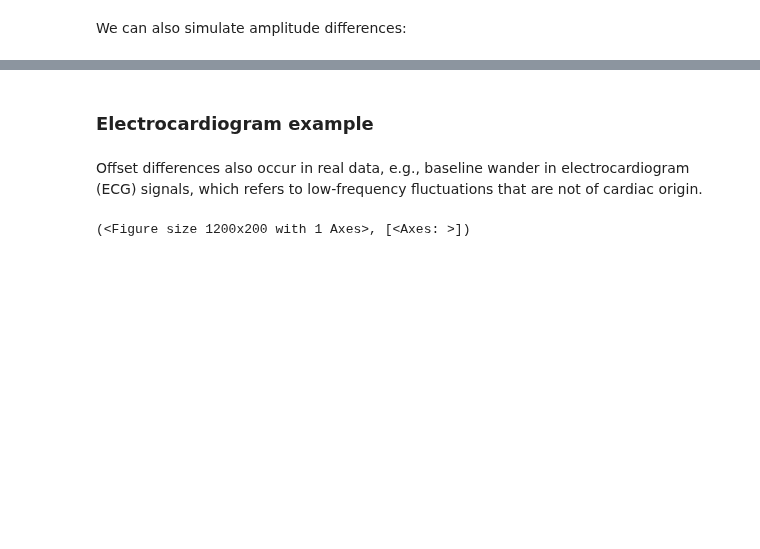
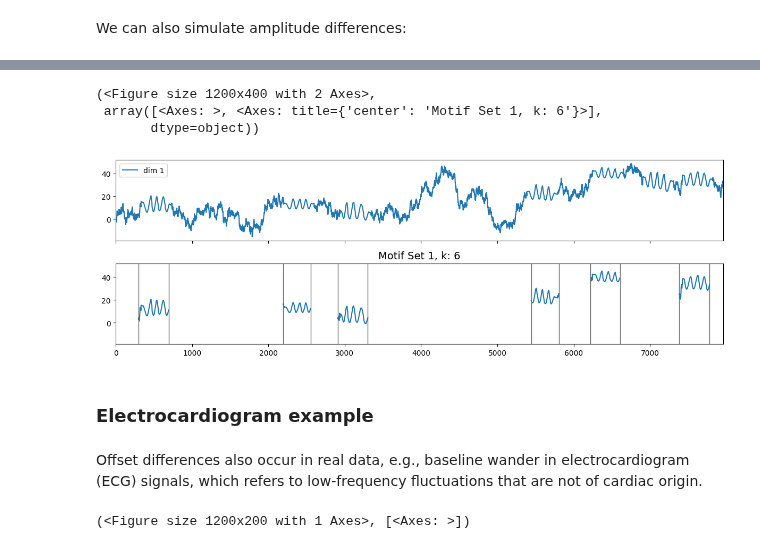
Before and after one commit to ML-KULeuven/locomotif, a Jupyter notebook: examples/locomotif_with_znormalization.ipynb, the cells around one changed output, grey strips where cells are left out. Saved outputs shown, nothing was run; the diff lists cells and outputs as text; code cells hidden in the pictures; blank space fills up the shorter version.

```diff
--- a/examples/locomotif_with_znormalization.ipynb
+++ b/examples/locomotif_with_znormalization.ipynb
@@ -93,3 +107,11 @@ visualize.plot_motif_sets(ts_preprocessed, [])
+# %%
+motif_sets = locomotif.apply_locomotif(ts_preprocessed / np.std(ts_preprocessed), l_min=l, l_max=l, rho=0.6)
+visualize.plot_motif_sets(ts, motif_sets)
+# %% [output]
+(<Figure size 1200x400 with 2 Axes>,
+ array([<Axes: >, <Axes: title={'center': 'Motif Set 1, k: 6'}>],
+       dtype=object))
+[figure, added]
 # %% [markdown]
 ### Electrocardiogram example
 # %% [markdown]
```
Also changed, not shown: parts of 3 cells of this notebook.
